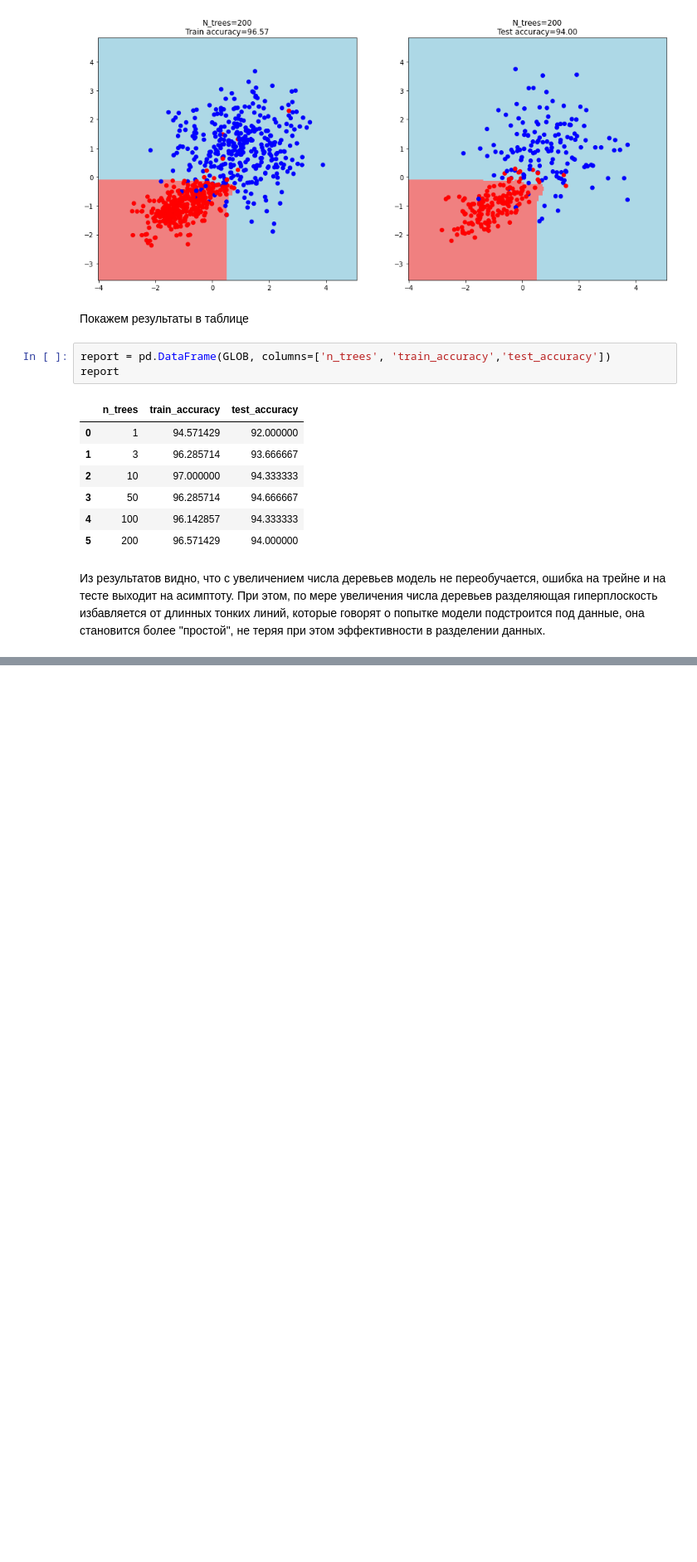
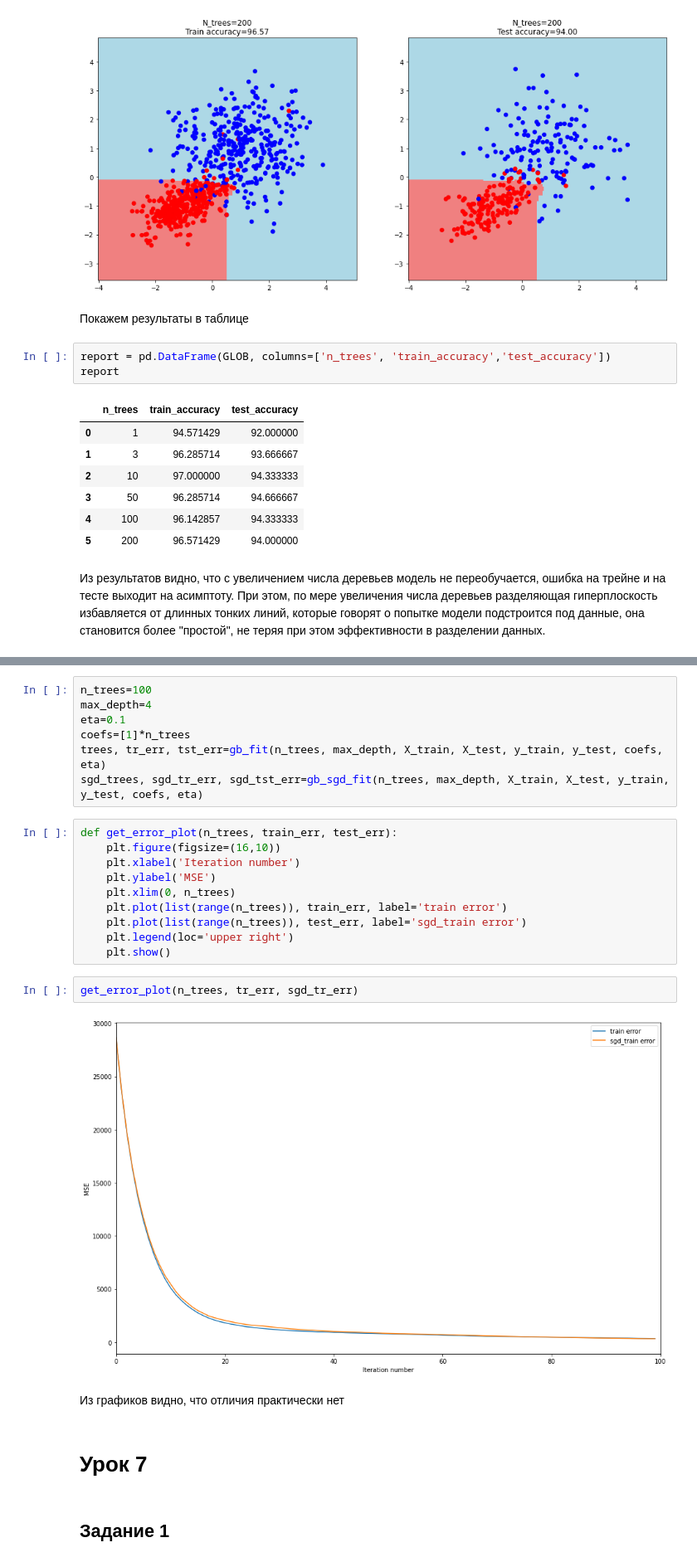
Before and after one commit to vit050587/Data-analysis, a Jupyter notebook: analytics_data.ipynb, the cells around one changed output, grey strips where cells are left out. Shown at 83% size. Cells and saved outputs as stored; diff of their text form; blank space fills up the shorter version.

```diff
--- a/analytics_data.ipynb
+++ b/analytics_data.ipynb
@@ -1588,0 +1777,27 @@ report
+# %%
+n_trees=100
+max_depth=4
+eta=0.1
+coefs=[1]*n_trees
+trees, tr_err, tst_err=gb_fit(n_trees, max_depth, X_train, X_test, y_train, y_test, coefs, eta)
+sgd_trees, sgd_tr_err, sgd_tst_err=gb_sgd_fit(n_trees, max_depth, X_train, X_test, y_train, y_test, coefs, eta)
+# %%
+def get_error_plot(n_trees, train_err, test_err):
+    plt.figure(figsize=(16,10))
+    plt.xlabel('Iteration number')
+    plt.ylabel('MSE')
+    plt.xlim(0, n_trees)
+    plt.plot(list(range(n_trees)), train_err, label='train error')
+    plt.plot(list(range(n_trees)), test_err, label='sgd_train error')
+    plt.legend(loc='upper right')
+    plt.show()
+# %%
+get_error_plot(n_trees, tr_err, sgd_tr_err)
+# %% [output]
+[figure, added]
+# %% [markdown]
+Из графиков видно, что отличия практически нет
+# %% [markdown]
+# Урок 7
+# %% [markdown]
+## Задание 1
```
Also changed, not shown: parts of 48 cells of this notebook.
